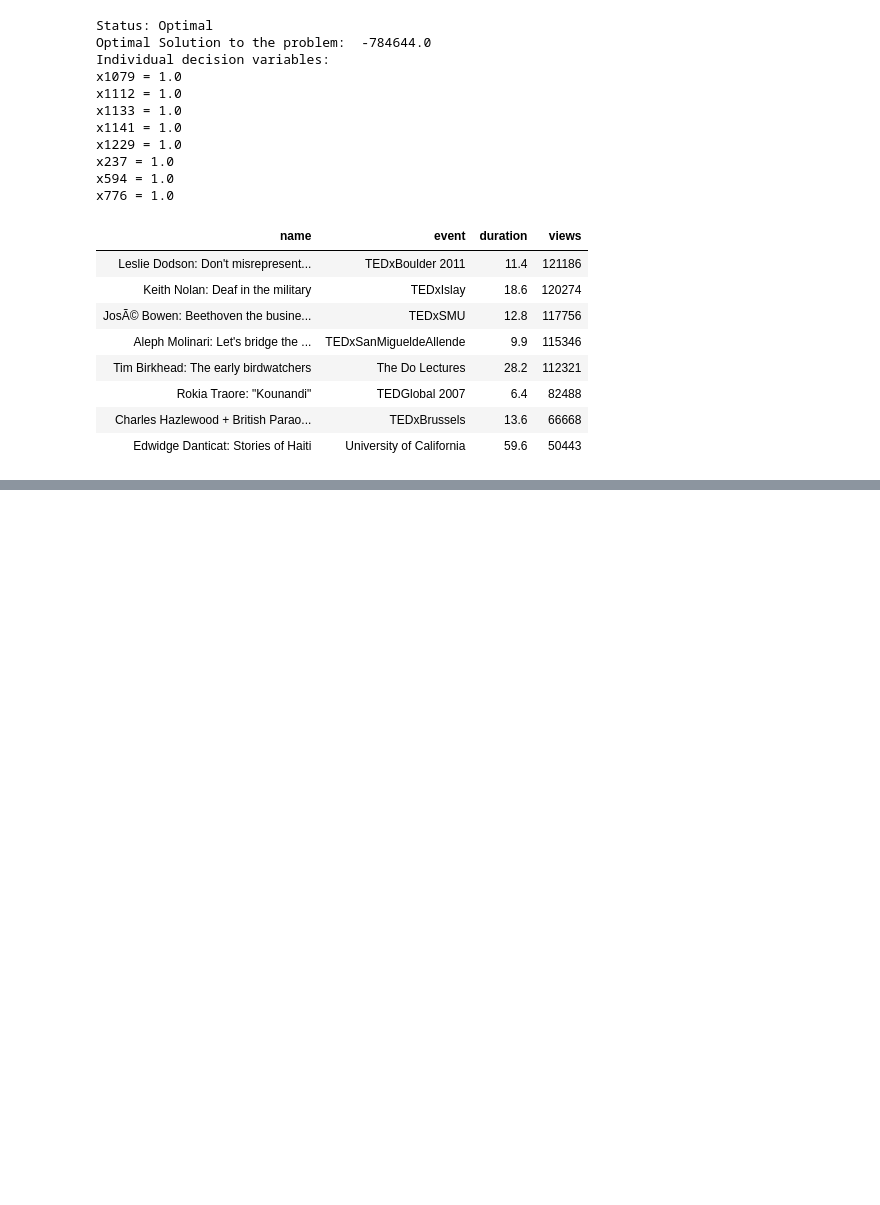
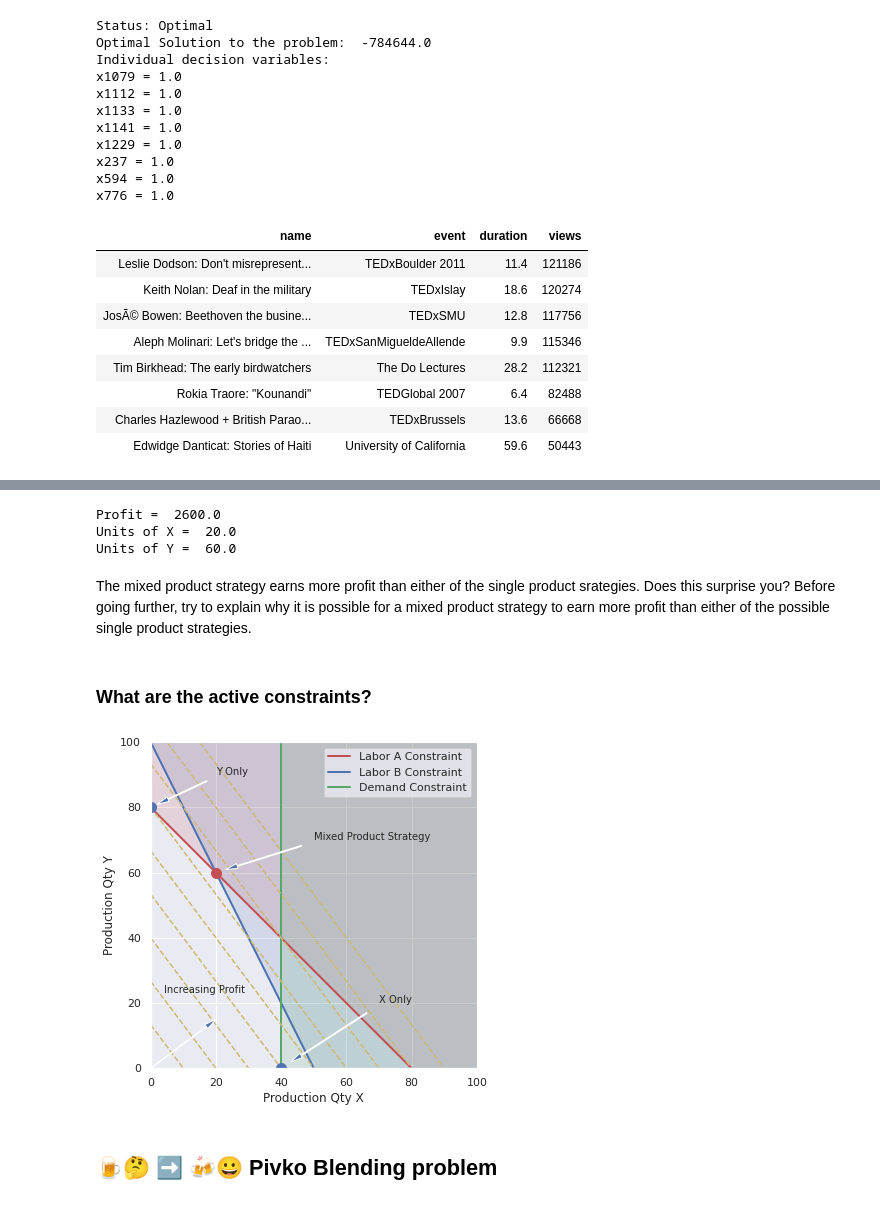
Before and after one commit to MerkulovDaniil/optim, a Jupyter notebook: assets/Notebooks/LP.ipynb, the cells around one changed output, grey strips where cells are left out. Cells and saved outputs as stored; diff of their text form; code cells hidden in the pictures; blank space fills up the shorter version.

```diff
--- a/assets/Notebooks/LP.ipynb
+++ b/assets/Notebooks/LP.ipynb
@@ -326,0 +736,68 @@ display(HTML(final_set_of_talks_to_watch.to_html(index=False)))
+# %%
+# display solution
+print("Profit = ", model.profit())
+print("Units of X = ", model.x())
+print("Units of Y = ", model.y())
+# %% [output]
+Profit =  2600.0
+Units of X =  20.0
+Units of Y =  60.0
+# %% [markdown]
+The mixed product strategy earns more profit than either of the single product srategies. Does this surprise you?  Before going further, try to explain why it is possible for a mixed product strategy to earn more profit than either of the possible single product strategies.
+# %% [markdown]
+### What are the active constraints?
+# %%
+plt.figure(figsize=(6, 6))
+plt.subplot(111, aspect='equal')
+plt.axis([0, 100, 0, 100])
+plt.xlabel('Production Qty X')
+plt.ylabel('Production Qty Y')
+
+# Labor A constraint
+x = np.array([0, 80])
+y = 80 - x
+plt.plot(x, y, 'r', lw=2)
+plt.fill_between([0, 80, 100], [80, 0,0 ], [100, 100, 100], color='r', alpha=0.15)
+
+# Labor B constraint
+x = np.array([0, 50])
+y = 100 - 2*x
+plt.plot(x, y, 'b', lw=2)
+plt.fill_between([0, 50, 100], [100, 0, 0], [100, 100, 100], color='b', alpha=0.15)
+
+# Demand constraint
+plt.plot([40, 40], [0, 100], 'g', lw=2)
+plt.fill_between([40, 100], [0, 0], [100, 100], color='g', alpha=0.15)
+
+plt.legend(['Labor A Constraint', 'Labor B Constraint', 'Demand Constraint'])
+
+# Contours of constant profit
+x = np.array([0, 100])
+for p in np.linspace(0, 3600, 10):
+    y = (p - 40*x)/30
+    plt.plot(x, y, 'y--')
+
+# Optimum
+plt.plot(20, 60, 'r.', ms=20)
+plt.annotate('Mixed Product Strategy', xy=(20, 60), xytext=(50, 70),
+             arrowprops=dict(shrink=.1, width=1, headwidth=5))
+
+plt.plot(0, 80, 'b.', ms=20)
+plt.annotate('Y Only', xy=(0, 80), xytext=(20, 90),
+             arrowprops=dict(shrink=0.1, width=1, headwidth=5))
+
+plt.plot(40, 0, 'b.', ms=20)
+plt.annotate('X Only', xy=(40, 0), xytext=(70, 20),
+             arrowprops=dict(shrink=0.1, width=1, headwidth=5))
+
+plt.text(4, 23, 'Increasing Profit')
+plt.annotate('', xy=(20,15), xytext=(0,0),
+             arrowprops=dict(width=0.5,headwidth=5))
+
+fname = 'LPprog01.png'
+fname = os.path.join('figures', fname) if os.path.exists('figures') else fname
+plt.savefig(fname, bbox_inches='tight')
+# %% [output]
+[figure, added]
+# %% [markdown]
+## 🍺🤔 ➡ 🍻😀 Pivko Blending problem
```
Also changed, not shown: parts of 91 cells of this notebook.
